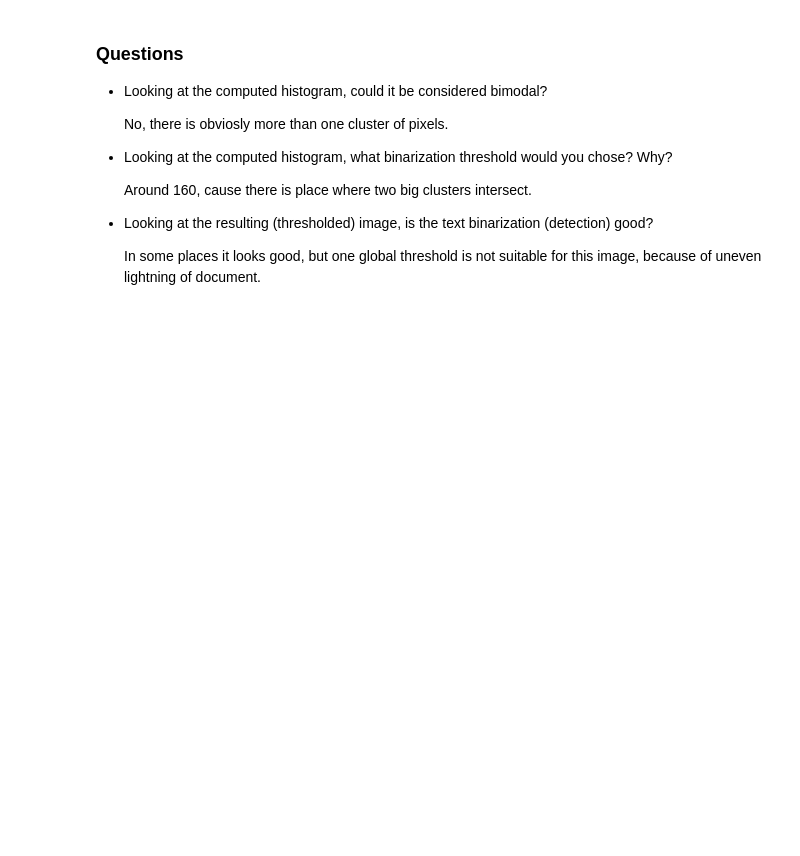
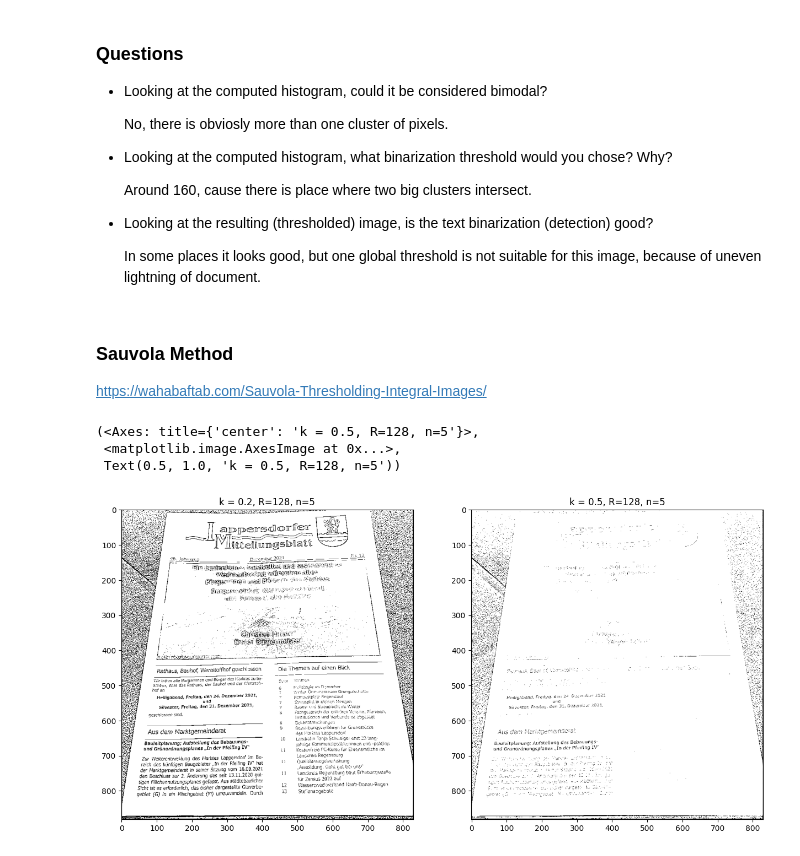
Before and after one commit to Yui-Ezic/computer-vision-homeworks, a Jupyter notebook: lesson-8/homework/Homework.ipynb, the cells around one changed output. Saved outputs shown, nothing was run; the diff lists cells and outputs as text; code cells hidden in the pictures; blank space fills up the shorter version.

Commit message:
implement sauvola thresholding

```diff
--- a/lesson-8/homework/Homework.ipynb
+++ b/lesson-8/homework/Homework.ipynb
@@ -95,3 +95,29 @@ plt.subplot(122), plt.imshow(img > opt_th, cmap='gray')
 * Looking at the resulting (thresholded) image, is the text binarization (detection) good?
 
   In some places it looks good, but one global threshold is not suitable for this image, because of uneven lightning of document.
+# %% [markdown]
+### Sauvola Method
+
+https://wahabaftab.com/Sauvola-Thresholding-Integral-Images/
+# %%
+def sauvola_threshold(img, window_radius=2, R=128, k=0.5):
+    rows, cols = img.shape
+    binarized = np.copy(img)
+
+    # Apply thrashold
+    for r in range(window_radius, rows - window_radius):
+        for c in range(window_radius, cols - window_radius):
+            block = img[r-window_radius:r+window_radius+1, c-window_radius:c+window_radius+1]
+
+            th = np.mean(block) * (1 + k * ((np.std(block)/R) - 1))
+            binarized[r,c] = 0 if img[r,c] < th else 255
+
+    return binarized;
+# %%
+plt.subplot(121), plt.imshow(sauvola_threshold(img, 2, 128, 0.2), cmap='gray'), plt.title('k = 0.2, R=128, n=5')
+plt.subplot(122), plt.imshow(sauvola_threshold(img, 2, 128, 0.5), cmap='gray'), plt.title('k = 0.5, R=128, n=5')
+# %% [output]
+(<Axes: title={'center': 'k = 0.5, R=128, n=5'}>,
+ <matplotlib.image.AxesImage at 0x...>,
+ Text(0.5, 1.0, 'k = 0.5, R=128, n=5'))
+[figure, added]
```
Also changed, not shown: parts of 1 cell of this notebook.
